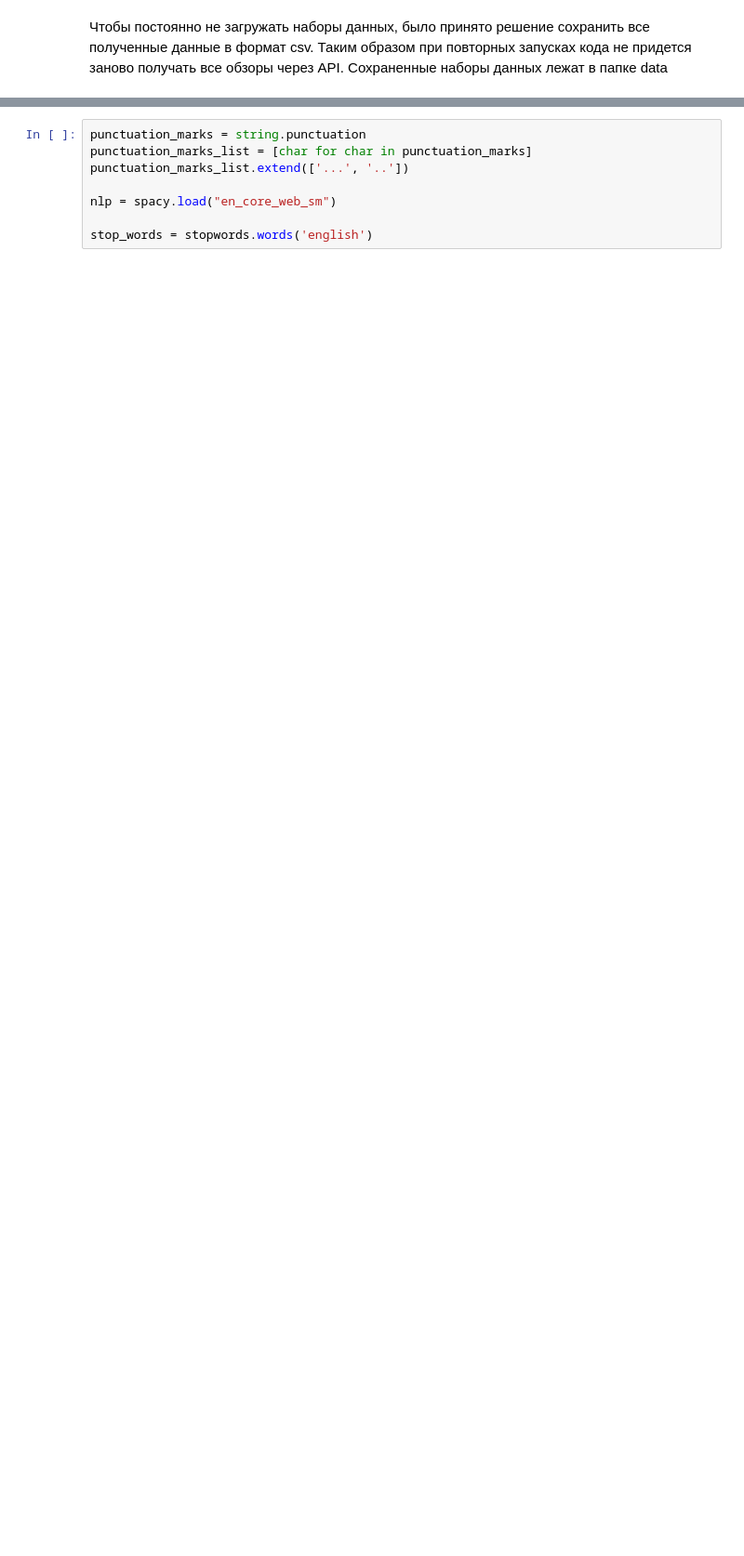
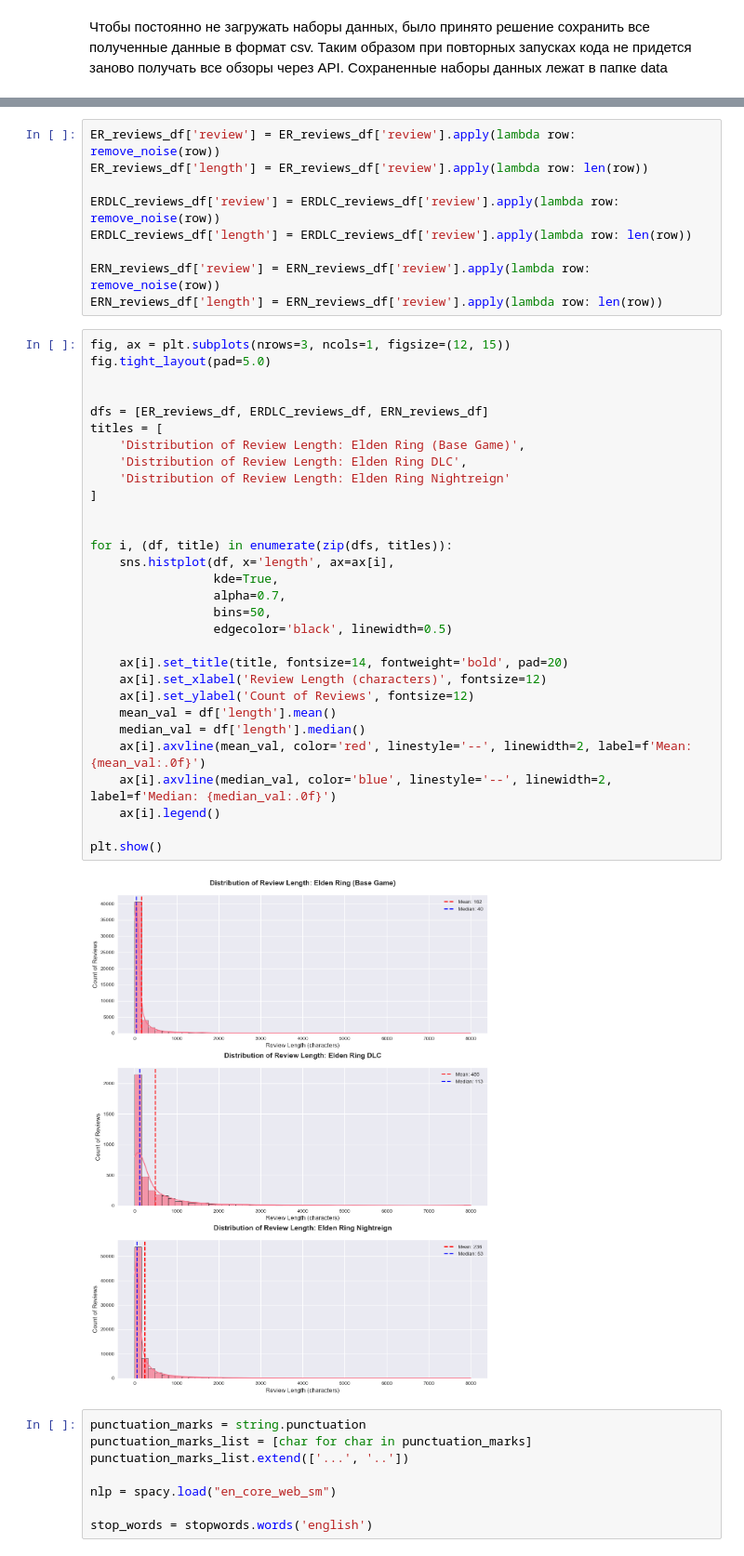
Before and after one commit to Nelo5/SteamReviewsSentimentAnalysis, a Jupyter notebook: SteamReviewsSentimentAnalysis.ipynb, the cells around one changed output, grey strips where cells are left out. Shown at 93% size. Cells and saved outputs as stored; diff of their text form; blank space fills up the shorter version.

```diff
--- a/SteamReviewsSentimentAnalysis.ipynb
+++ b/SteamReviewsSentimentAnalysis.ipynb
@@ -205,3 +201,44 @@ def preprocess(text: str, stop_words: list[str], punctuation_marks: list[str], m
+# %%
+ER_reviews_df['review'] = ER_reviews_df['review'].apply(lambda row: remove_noise(row))
+ER_reviews_df['length'] = ER_reviews_df['review'].apply(lambda row: len(row))
+
+ERDLC_reviews_df['review'] = ERDLC_reviews_df['review'].apply(lambda row: remove_noise(row))
+ERDLC_reviews_df['length'] = ERDLC_reviews_df['review'].apply(lambda row: len(row))
+
+ERN_reviews_df['review'] = ERN_reviews_df['review'].apply(lambda row: remove_noise(row))
+ERN_reviews_df['length'] = ERN_reviews_df['review'].apply(lambda row: len(row))
+# %%
+fig, ax = plt.subplots(nrows=3, ncols=1, figsize=(12, 15))
+fig.tight_layout(pad=5.0)
+
+
+dfs = [ER_reviews_df, ERDLC_reviews_df, ERN_reviews_df]
+titles = [
+    'Distribution of Review Length: Elden Ring (Base Game)',
+    'Distribution of Review Length: Elden Ring DLC',
+    'Distribution of Review Length: Elden Ring Nightreign'
+]
+
+
+for i, (df, title) in enumerate(zip(dfs, titles)):
+    sns.histplot(df, x='length', ax=ax[i],
+                 kde=True,
+                 alpha=0.7,
+                 bins=50,
+                 edgecolor='black', linewidth=0.5)
+
+    ax[i].set_title(title, fontsize=14, fontweight='bold', pad=20)
+    ax[i].set_xlabel('Review Length (characters)', fontsize=12)
+    ax[i].set_ylabel('Count of Reviews', fontsize=12)
+    mean_val = df['length'].mean()
+    median_val = df['length'].median()
+    ax[i].axvline(mean_val, color='red', linestyle='--', linewidth=2, label=f'Mean: {mean_val:.0f}')
+    ax[i].axvline(median_val, color='blue', linestyle='--', linewidth=2, label=f'Median: {median_val:.0f}')
+    ax[i].legend()
+
+plt.show()
+# %% [output]
+[figure, added]
 # %%
 punctuation_marks = string.punctuation
 punctuation_marks_list = [char for char in punctuation_marks]
```
Also changed, not shown: parts of 79 cells of this notebook, 1 other file.
